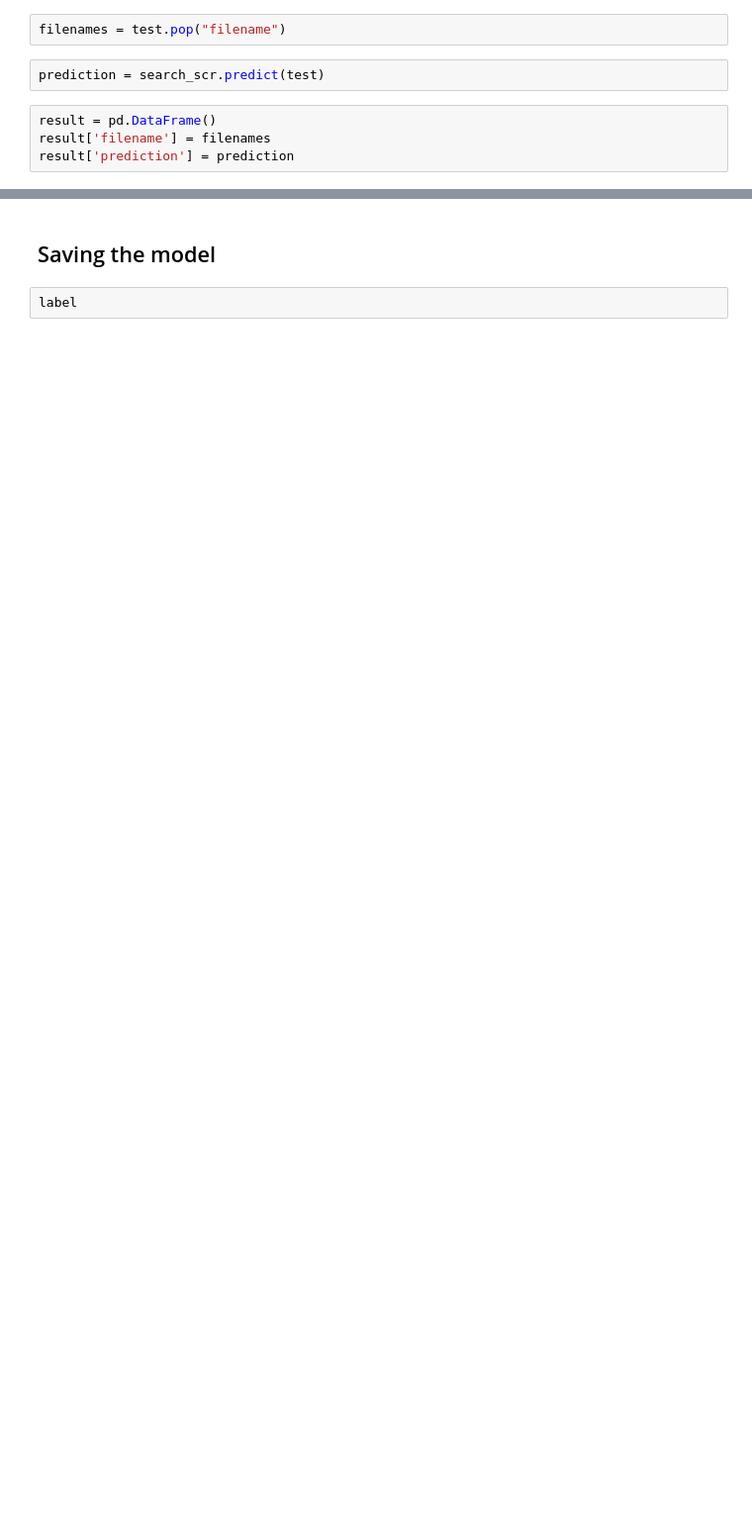
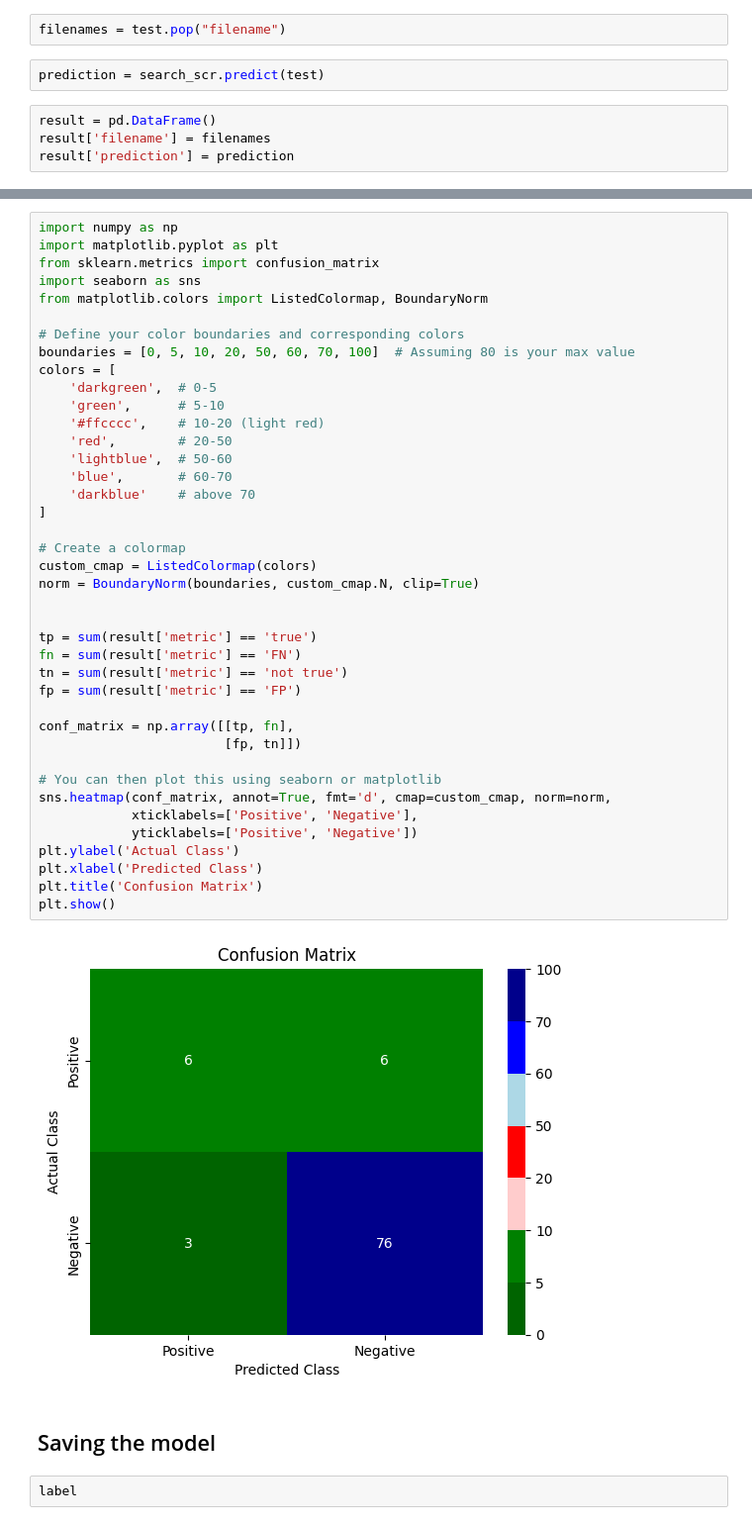
Before and after one commit to Tehnik762/Pictureminator, a Jupyter notebook: Manual_ExtraTrees_Documents.ipynb, the cells around one changed output, grey strips where cells are left out. Shown: that part at 99% size. Drawn from its saved outputs; the diff is of its cells as text; blank space fills up the shorter version.

```diff
--- a/Manual_ExtraTrees_Documents.ipynb
+++ b/Manual_ExtraTrees_Documents.ipynb
@@ -133,3 +213,45 @@ result.loc[result.metric == "FP"]
+# %%
+import numpy as np
+import matplotlib.pyplot as plt
+from sklearn.metrics import confusion_matrix
+import seaborn as sns
+from matplotlib.colors import ListedColormap, BoundaryNorm
+
+# Define your color boundaries and corresponding colors
+boundaries = [0, 5, 10, 20, 50, 60, 70, 100]  # Assuming 80 is your max value
+colors = [
+    'darkgreen',  # 0-5
+    'green',      # 5-10
+    '#ffcccc',    # 10-20 (light red)
+    'red',        # 20-50
+    'lightblue',  # 50-60
+    'blue',       # 60-70
+    'darkblue'    # above 70
+]
+
+# Create a colormap
+custom_cmap = ListedColormap(colors)
+norm = BoundaryNorm(boundaries, custom_cmap.N, clip=True)
+
+
+tp = sum(result['metric'] == 'true')
+fn = sum(result['metric'] == 'FN')
+tn = sum(result['metric'] == 'not true')
+fp = sum(result['metric'] == 'FP')
+
+conf_matrix = np.array([[tp, fn],
+                        [fp, tn]])
+
+# You can then plot this using seaborn or matplotlib
+sns.heatmap(conf_matrix, annot=True, fmt='d', cmap=custom_cmap, norm=norm,
+            xticklabels=['Positive', 'Negative'],
+            yticklabels=['Positive', 'Negative'])
+plt.ylabel('Actual Class')
+plt.xlabel('Predicted Class')
+plt.title('Confusion Matrix')
+plt.show()
+# %% [output]
+[figure, added]
 # %% [markdown]
 ## Saving the model
 # %%
```
Also changed, not shown: parts of 35 cells of this notebook, 1 other file.
